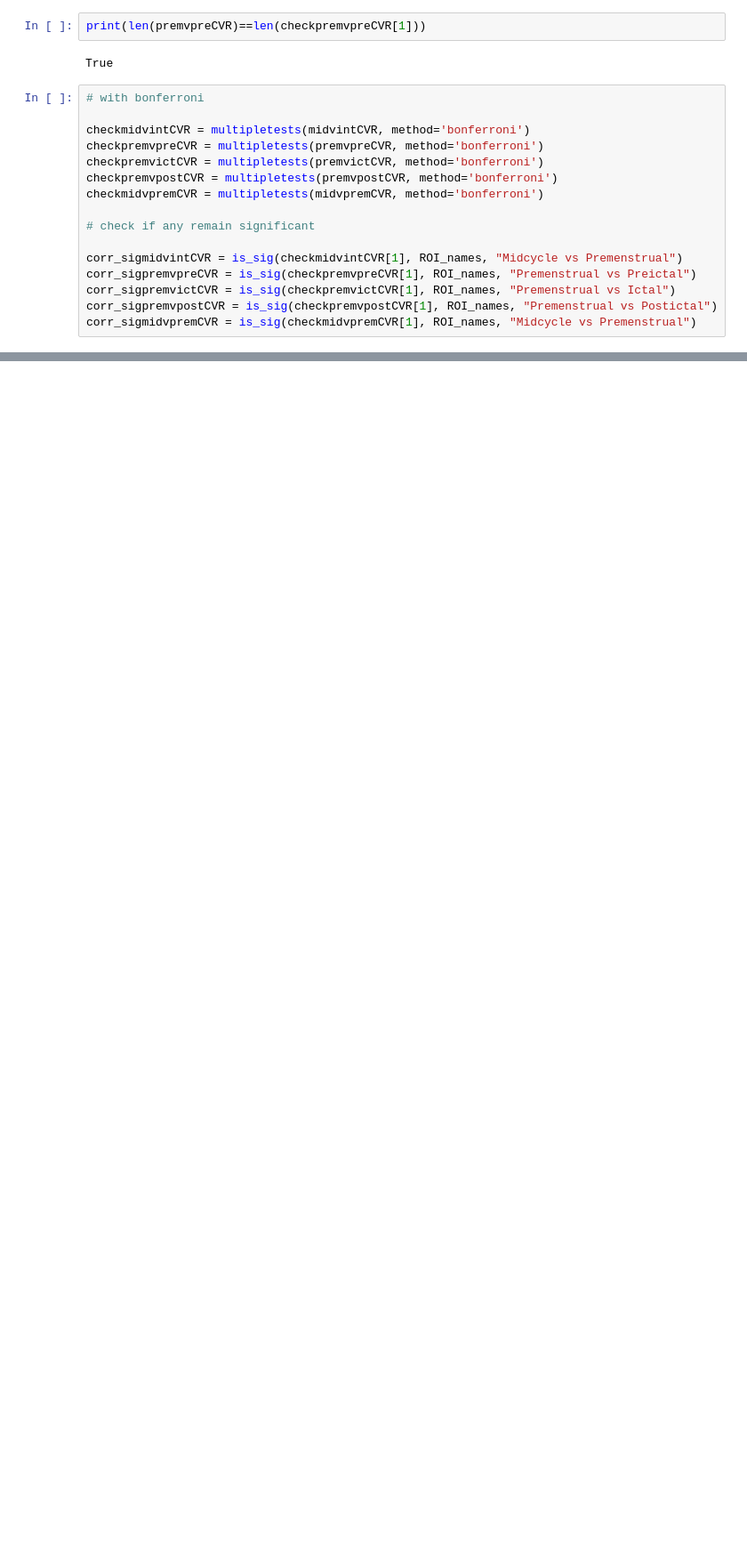
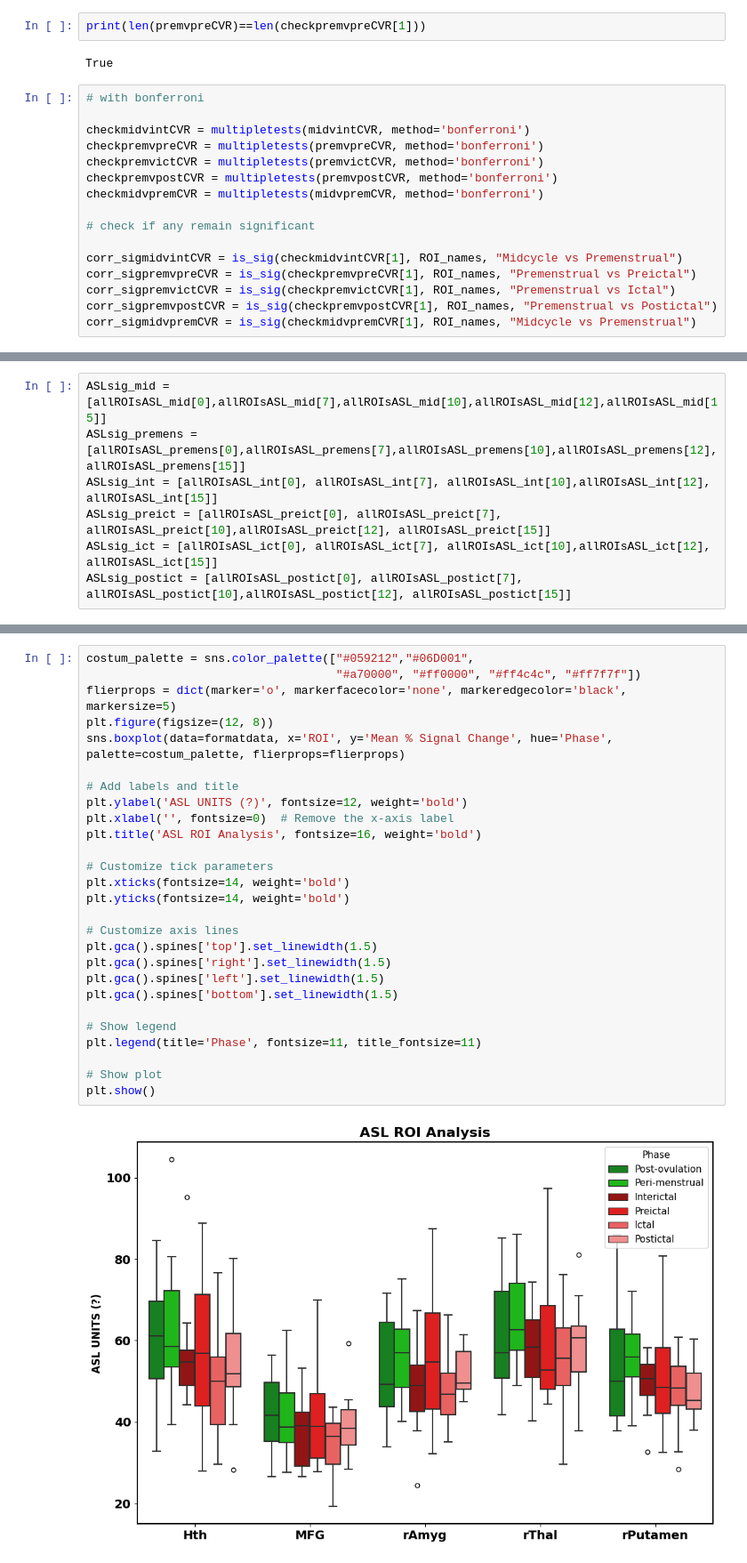
Before and after one commit to beatrzm/Thesis, a Jupyter notebook: correlations/roi_vasc.ipynb, the cells around one changed output, grey strips where cells are left out. Shown at 89% size. Drawn from its saved outputs; the diff is of its cells as text; blank space fills up the shorter version.

```diff
--- a/correlations/roi_vasc.ipynb
+++ b/correlations/roi_vasc.ipynb
@@ -737,0 +832,7 @@ corr_sigmidvpremCVR = is_sig(checkmidvpremCVR[1], ROI_names, "Midcycle vs Premen
+# %%
+ASLsig_mid = [allROIsASL_mid[0],allROIsASL_mid[7],allROIsASL_mid[10],allROIsASL_mid[12],allROIsASL_mid[15]]
+ASLsig_premens = [allROIsASL_premens[0],allROIsASL_premens[7],allROIsASL_premens[10],allROIsASL_premens[12],allROIsASL_premens[15]]
+ASLsig_int = [allROIsASL_int[0], allROIsASL_int[7], allROIsASL_int[10],allROIsASL_int[12], allROIsASL_int[15]]
+ASLsig_preict = [allROIsASL_preict[0], allROIsASL_preict[7], allROIsASL_preict[10],allROIsASL_preict[12], allROIsASL_preict[15]]
+ASLsig_ict = [allROIsASL_ict[0], allROIsASL_ict[7], allROIsASL_ict[10],allROIsASL_ict[12], allROIsASL_ict[15]]
+ASLsig_postict = [allROIsASL_postict[0], allROIsASL_postict[7], allROIsASL_postict[10],allROIsASL_postict[12], allROIsASL_postict[15]]
@@ -737,0 +878,29 @@ corr_sigmidvpremCVR = is_sig(checkmidvpremCVR[1], ROI_names, "Midcycle vs Premen
+# %%
+costum_palette = sns.color_palette(["#059212","#06D001",
+                                    "#a70000", "#ff0000", "#ff4c4c", "#ff7f7f"])
+flierprops = dict(marker='o', markerfacecolor='none', markeredgecolor='black', markersize=5)
+plt.figure(figsize=(12, 8))
+sns.boxplot(data=formatdata, x='ROI', y='Mean % Signal Change', hue='Phase', palette=costum_palette, flierprops=flierprops)
+
+# Add labels and title
+plt.ylabel('ASL UNITS (?)', fontsize=12, weight='bold')
+plt.xlabel('', fontsize=0)  # Remove the x-axis label
+plt.title('ASL ROI Analysis', fontsize=16, weight='bold')
+
+# Customize tick parameters
+plt.xticks(fontsize=14, weight='bold')
+plt.yticks(fontsize=14, weight='bold')
+
+# Customize axis lines
+plt.gca().spines['top'].set_linewidth(1.5)
+plt.gca().spines['right'].set_linewidth(1.5)
+plt.gca().spines['left'].set_linewidth(1.5)
+plt.gca().spines['bottom'].set_linewidth(1.5)
+
+# Show legend
+plt.legend(title='Phase', fontsize=11, title_fontsize=11)
+
+# Show plot
+plt.show()
+# %% [output]
+[figure, added]
```
Also changed, not shown: parts of 43 cells of this notebook, 1 other file.
